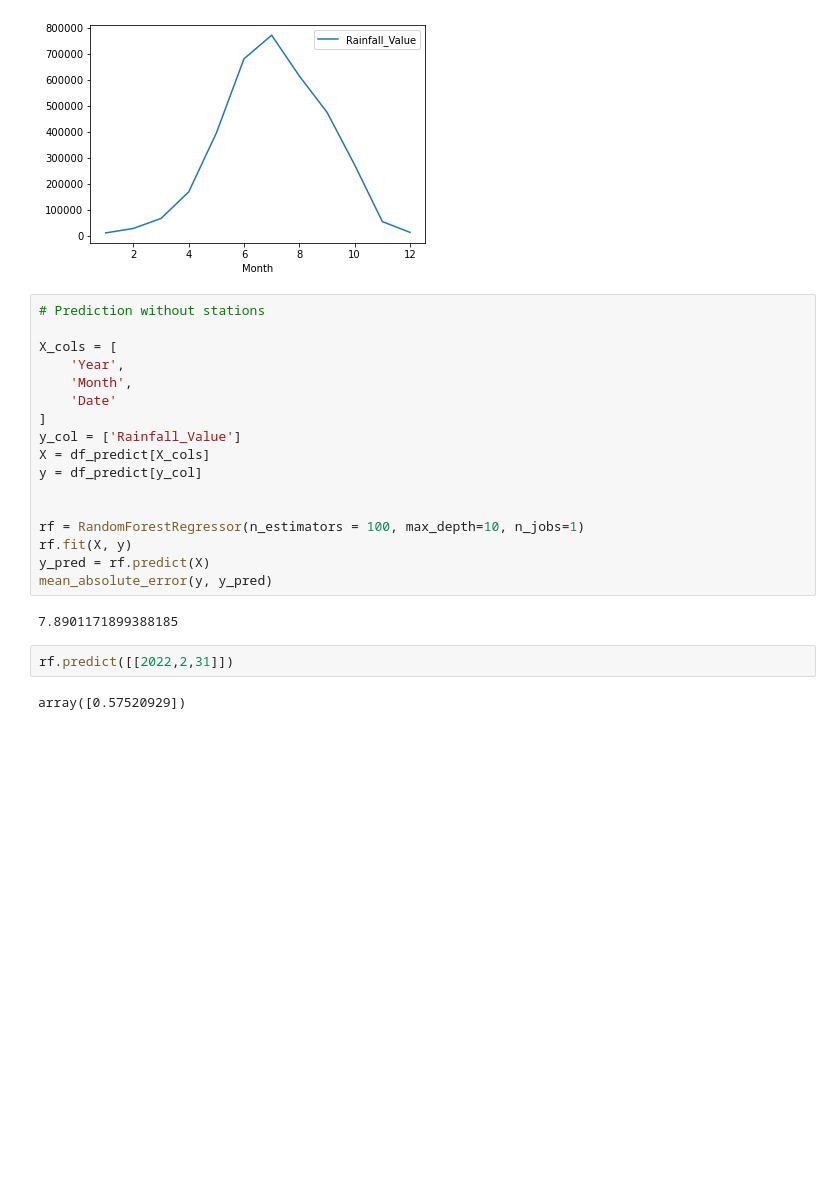
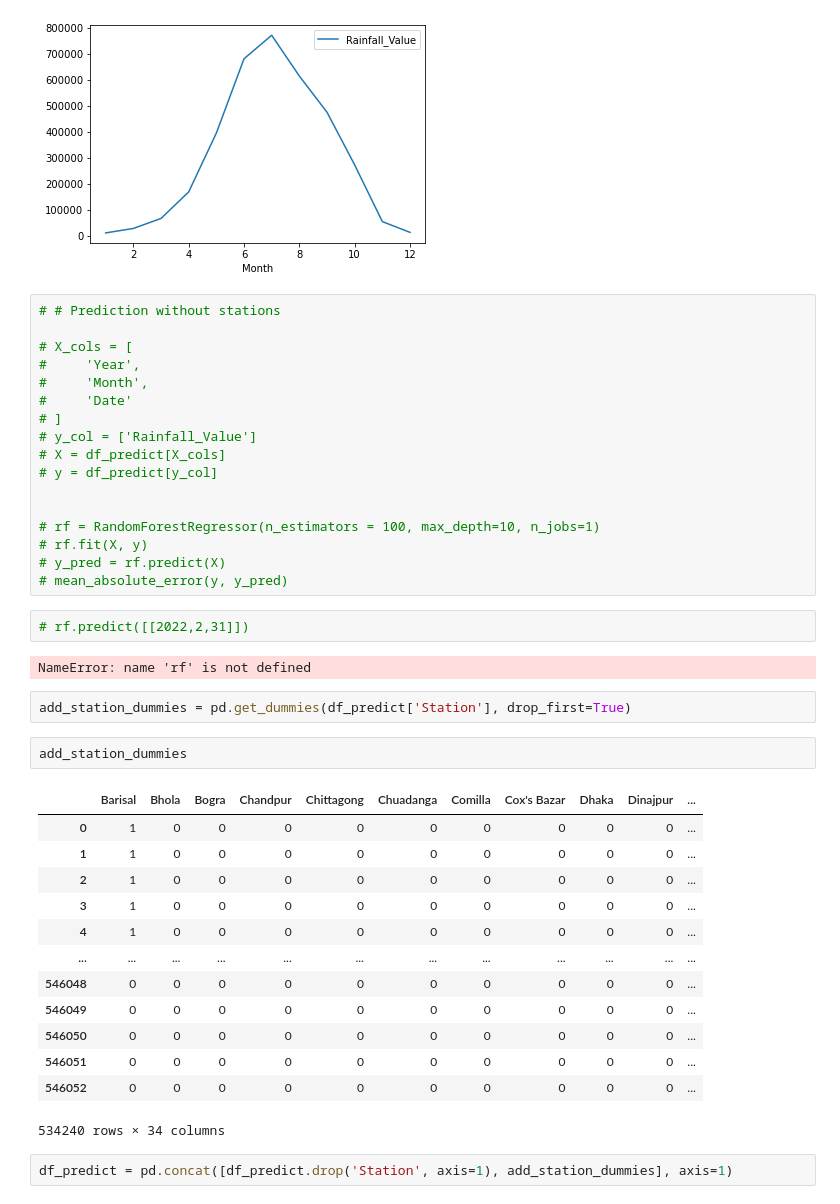
Before and after one commit to dstushar7/rainfall-prediction, a Jupyter notebook: Rainfall Prediction.ipynb, the cells around one changed output. Cells and saved outputs as stored; diff of their text form; blank space fills up the shorter version.

```diff
--- a/Rainfall Prediction.ipynb
+++ b/Rainfall Prediction.ipynb
@@ -435,25 +435,43 @@ plt.show()
 # %% [output]
 [figure]
 # %%
-# Prediction without stations
+# # Prediction without stations
 
-X_cols = [
-    'Year',
-    'Month',
-    'Date'
-]
-y_col = ['Rainfall_Value']
-X = df_predict[X_cols]
-y = df_predict[y_col]
+# X_cols = [
+#     'Year',
+#     'Month',
+#     'Date'
+# ]
+# y_col = ['Rainfall_Value']
+# X = df_predict[X_cols]
+# y = df_predict[y_col]
 
 
-rf = RandomForestRegressor(n_estimators = 100, max_depth=10, n_jobs=1)
-rf.fit(X, y)
-y_pred = rf.predict(X)
-mean_absolute_error(y, y_pred)
+# rf = RandomForestRegressor(n_estimators = 100, max_depth=10, n_jobs=1)
+# rf.fit(X, y)
+# y_pred = rf.predict(X)
+# mean_absolute_error(y, y_pred)
-# %% [output]
-7.8901171899388185
 # %%
-rf.predict([[2022,2,31]])
+# rf.predict([[2022,2,31]])
 # %% [output]
-array([0.57520929])
+NameError: name 'rf' is not defined
+# %%
+add_station_dummies = pd.get_dummies(df_predict['Station'], drop_first=True)
+# %%
+add_station_dummies
+# %% [output]
+|  | Barisal | Bhola | Bogra | Chandpur | Chittagong | Chuadanga | Comilla | Cox's Bazar | Dhaka | Dinajpur | ... |
+| 0 | 1 | 0 | 0 | 0 | 0 | 0 | 0 | 0 | 0 | 0 | ... |
+| 1 | 1 | 0 | 0 | 0 | 0 | 0 | 0 | 0 | 0 | 0 | ... |
+| 2 | 1 | 0 | 0 | 0 | 0 | 0 | 0 | 0 | 0 | 0 | ... |
+| 3 | 1 | 0 | 0 | 0 | 0 | 0 | 0 | 0 | 0 | 0 | ... |
+| 4 | 1 | 0 | 0 | 0 | 0 | 0 | 0 | 0 | 0 | 0 | ... |
+| ... | ... | ... | ... | ... | ... | ... | ... | ... | ... | ... | ... |
+| 546048 | 0 | 0 | 0 | 0 | 0 | 0 | 0 | 0 | 0 | 0 | ... |
+| 546049 | 0 | 0 | 0 | 0 | 0 | 0 | 0 | 0 | 0 | 0 | ... |
+| 546050 | 0 | 0 | 0 | 0 | 0 | 0 | 0 | 0 | 0 | 0 | ... |
+| 546051 | 0 | 0 | 0 | 0 | 0 | 0 | 0 | 0 | 0 | 0 | ... |
+| 546052 | 0 | 0 | 0 | 0 | 0 | 0 | 0 | 0 | 0 | 0 | ... |
+534240 rows × 34 columns
+# %%
+df_predict = pd.concat([df_predict.drop('Station', axis=1), add_station_dummies], axis=1)
```
Also changed, not shown: parts of 2 cells of this notebook, 1 other file.
